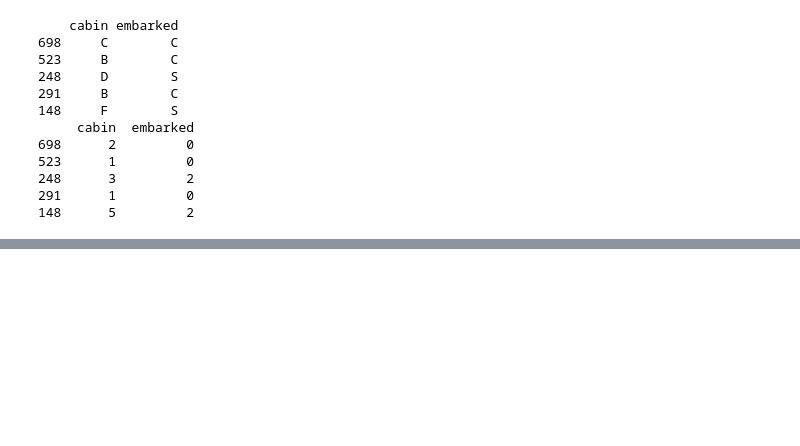
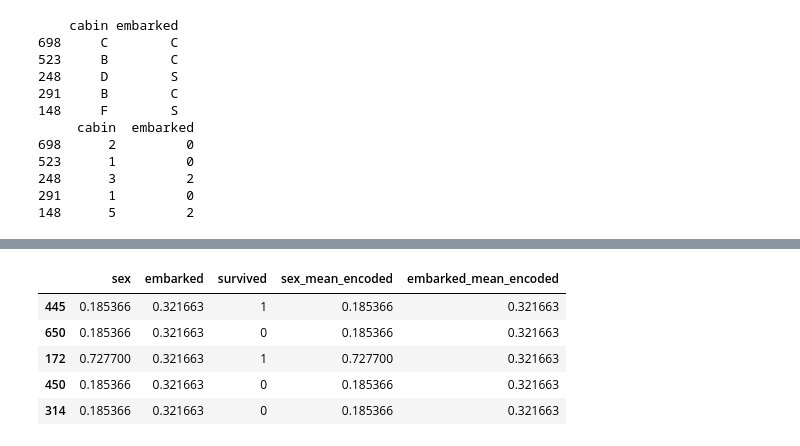
Before and after one commit to kar137/Machine-Learning-Portfolio, a Jupyter notebook: notebooks/Feature-Engineering/encoding.ipynb, the cells around one changed output, grey strips where cells are left out. Saved outputs shown, nothing was run; the diff lists cells and outputs as text; code cells hidden in the pictures; blank space fills up the shorter version.

```diff
--- a/notebooks/Feature-Engineering/encoding.ipynb
+++ b/notebooks/Feature-Engineering/encoding.ipynb
@@ -241,0 +290,10 @@ print(train_label_encoded.head())
+# %%
+# count mapping function
+def count_mapping(df, variable):
+    return df[variable].value_counts().to_dict()
+# frequency mapping function
+def frequency_mapping(df, variable):
+    return (df[variable].value_counts()/len(df[variable])).to_dict()
+# maps the dictionary values to the dataframes column
+def encoding(df, variable, mapping):
+    df[variable] = df[variable].map(mapping)
@@ -241,0 +410,23 @@ print(train_label_encoded.head())
+# %%
+# function to compute dictionary with mean mapping
+def mean_mapping(df, variable, target):
+    tempdf = df.groupby([variable])[target]
+    return tempdf.mean().to_dict()
+
+def encoding(df, variable, mapping):
+    df[variable] = df[variable].map(mapping)
+# %%
+# replacing labels with mean_target value per observation.
+
+for variable in ['sex','embarked']:
+    means = mean_mapping(X_train, variable, 'survived')
+    encoding(X_train, variable, means)
+
+X_train.head()
+# %% [output]
+|  | sex | embarked | survived | sex_mean_encoded | embarked_mean_encoded |
+| 445 | 0.185366 | 0.321663 | 1 | 0.185366 | 0.321663 |
+| 650 | 0.185366 | 0.321663 | 0 | 0.185366 | 0.321663 |
+| 172 | 0.727700 | 0.321663 | 1 | 0.727700 | 0.321663 |
+| 450 | 0.185366 | 0.321663 | 0 | 0.185366 | 0.321663 |
+| 314 | 0.185366 | 0.321663 | 0 | 0.185366 | 0.321663 |
```
Also changed, not shown: parts of 16 cells of this notebook.
